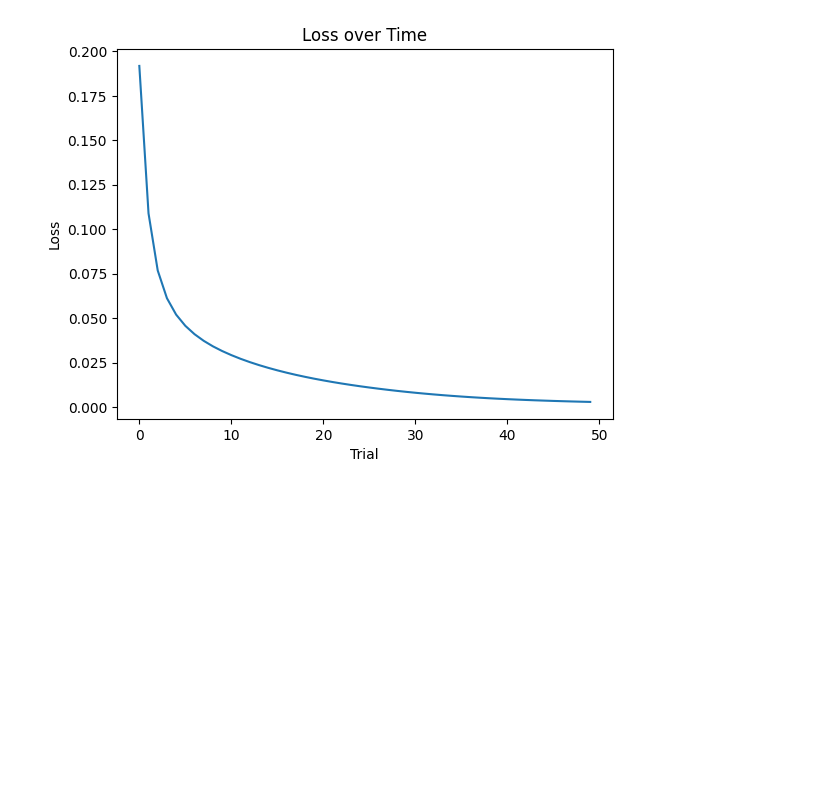
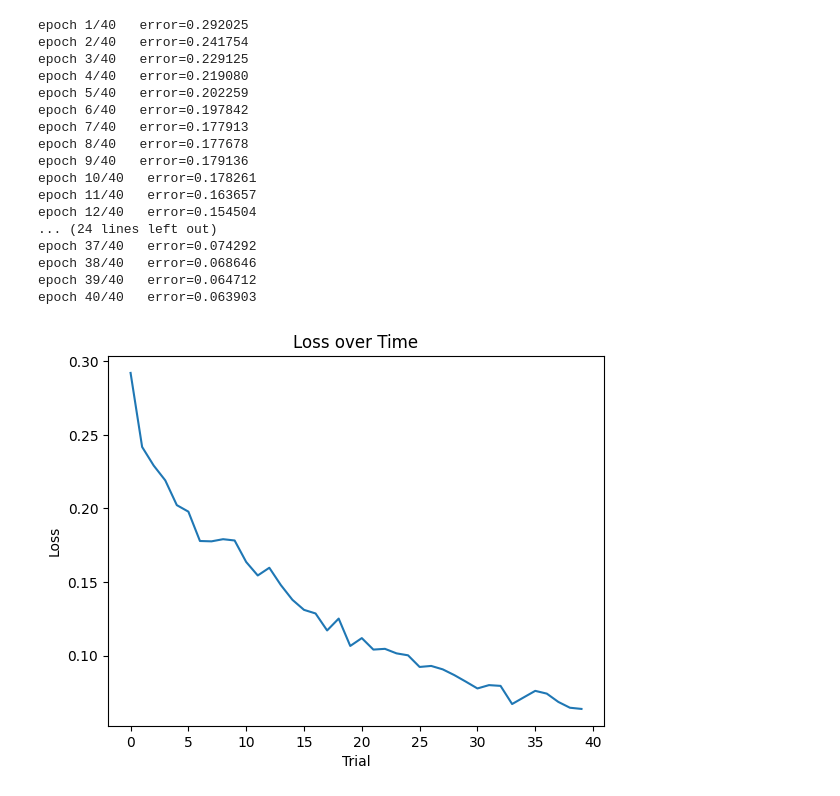
Before and after one commit to JSPiafsky/Neural-Network, a Jupyter notebook: NeuralNetwork/MNISTTest.ipynb, the cells around one changed output. Cells and saved outputs as stored; diff of their text form; code cells hidden in the pictures; blank space fills up the shorter version.

```diff
--- a/NeuralNetwork/MNISTTest.ipynb
+++ b/NeuralNetwork/MNISTTest.ipynb
@@ -23,10 +23,10 @@ y_test = test_data['label'].to_numpy()
 x_train = x_train/255
 x_test = x_test/255
 # %%
-x_train = x_train.reshape(60000, 784, 1)[:1000]
+x_train = x_train.reshape(60000, 784, 1)[:128]
 x_test = x_test.reshape(10000, 784, 1)
 
-y_train = y_train.reshape(60000, 1, 1)[:1000]
+y_train = y_train.reshape(60000, 1, 1)[:128]
 y_test = y_test.reshape(10000, 1, 1)
 # %%
 def one_hot_encode(num: int, size: int = 10):
@@ -38,48 +38,84 @@ class MNISTNeural(NN):
     def __init__(self):
         super().__init__()
         self.chain = [
-            LinearLayer(784, 200),
+            LinearLayer(784, 256),
             ReLU(),
-            LinearLayer(200, 150),
+            Dropout(0.1),
+            LinearLayer(256, 128),
             ReLU(),
-            LinearLayer(150, 10),
+            Dropout(0.1),
+            LinearLayer(128, 10),
             Softmax(),
         ]
+
+class MNISTNeuralMomentum(NN):
+    def __init__(self):
+        super().__init__()
+        self.chain = [
+            MomentumLinearLayer(784, 256),
+            ReLU(),
+            Dropout(0.1),
+            MomentumLinearLayer(256, 128),
+            ReLU(),
+            Dropout(0.1),
+            MomentumLinearLayer(128, 10),
+            Softmax(),
+        ]
 # %%
 if __name__ == "__main__":
-    epochs = 50
+    epochs = 40
     lr = 0.01
 
     loss_function = BinaryCrossEntropy()
     model = MNISTNeural()
+
 
     samples = len(x_train)
 
     toPlot = [[i for i in range(epochs)], []]
 
     for i in range(epochs):
         error = 0
+        if i % 32 == 0:
+            lr /= 2
         for sample in range(samples):
-            output = model.forwardProp(x_train[sample])
+            output = model(x_train[sample])
             #print(f'NN output: {output}, expected value: {y_train[sample]}')
             #print(f'sample: {one_hot_encode(y_train[sample])}')
 
             error += loss_function(output, one_hot_encode(y_train[sample]).T)
 
             #print(f'Loss: {error}')
 
             loss = loss_function.backward()
             #print(f'Gradiant: {loss}')
             model.backProp(loss, lr)
         error /= samples
         toPlot[1].append(error)
-        #print('epoch %d/%d   error=%f' % (i+1, epochs, error))
+        print('epoch %d/%d   error=%f' % (i+1, epochs, error))
 
 
 plt.plot(*toPlot)
 plt.title('Loss over Time')
 plt.xlabel('Trial')
 plt.ylabel('Loss')
 plt.show()
 # %% [output]
+epoch 1/40   error=0.292025
+epoch 2/40   error=0.241754
+epoch 3/40   error=0.229125
+epoch 4/40   error=0.219080
+epoch 5/40   error=0.202259
+epoch 6/40   error=0.197842
+epoch 7/40   error=0.177913
+epoch 8/40   error=0.177678
+epoch 9/40   error=0.179136
+epoch 10/40   error=0.178261
+epoch 11/40   error=0.163657
+epoch 12/40   error=0.154504
+... (24 lines left out)
+epoch 37/40   error=0.074292
+epoch 38/40   error=0.068646
+epoch 39/40   error=0.064712
+epoch 40/40   error=0.063903
-[figure, old version]
+[figure, new version]
```
Also changed, not shown: parts of 4 cells of this notebook, 8 other files.
